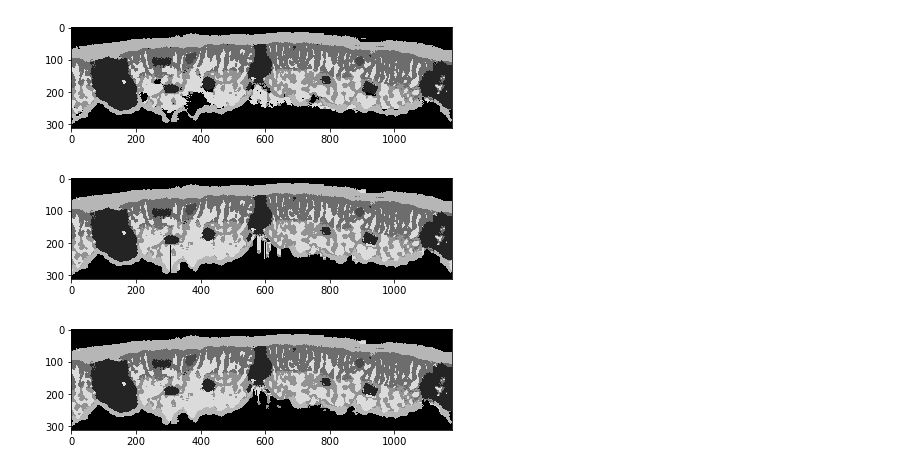
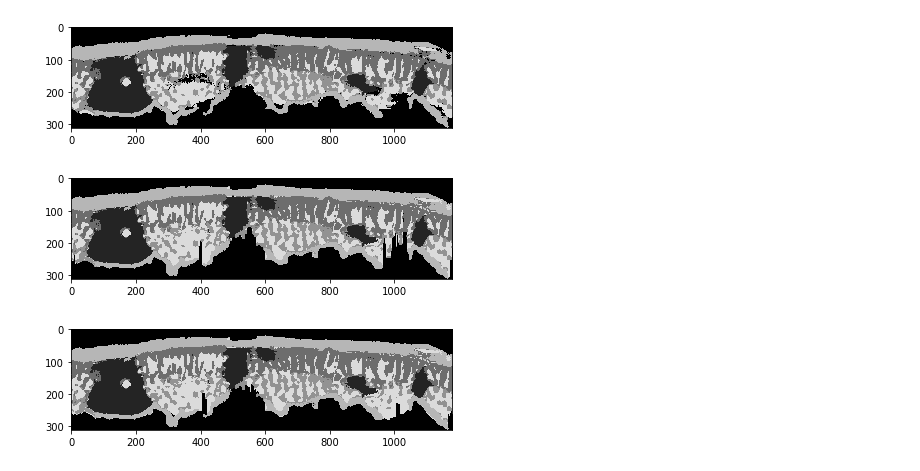
Before and after one commit to masonearles/3DLeafCT, a Jupyter notebook: ML_microCT/jupyter/3DLeafSeg_Postprocess.ipynb, the cells around one changed output. Drawn from its saved outputs; the diff is of its cells as text; code cells hidden in the pictures.

```diff
--- a/ML_microCT/jupyter/3DLeafSeg_Postprocess.ipynb
+++ b/ML_microCT/jupyter/3DLeafSeg_Postprocess.ipynb
@@ -16,4 +16,8 @@ from scipy.ndimage.morphology import distance_transform_edt
 from scipy.ndimage.filters import maximum_filter, median_filter, minimum_filter, percentile_filter
 # %%
 # Import full stack prediction from ML algorithm
-img = io.imread('fullstack_prediction.tif')
+filepath = '../../../ML_microCT/results/'
+results_folder = 'test2_invert_starch'
+img = io.imread(filepath+results_folder+'/fullstack_prediction.tif')
+io.imshow(img[20,:,:])
+io.show()
@@ -154,16 +160,16 @@ img3 = np.array(img2, copy=True)
 img3[(img3==219)*(epi_out==1)] = 0
 img3[(img3==0)*(epi_in==1)] = 219
 # %%
-slice = 100
+slice = 20
 io.imshow(img[slice,:,:])
 io.show()
 io.imshow(img2[slice,:,:])
 io.show()
 io.imshow(img3[slice,:,:])
 io.show()
 # %% [output]
-[figure, old version]
+[figure, new version]
-[figure, old version]
+[figure, new version]
-[figure, old version]
+[figure, new version]
 # %%
 # Save post-processed predicted stack
```
Also changed, not shown: parts of 3 cells of this notebook, 1 other file.
